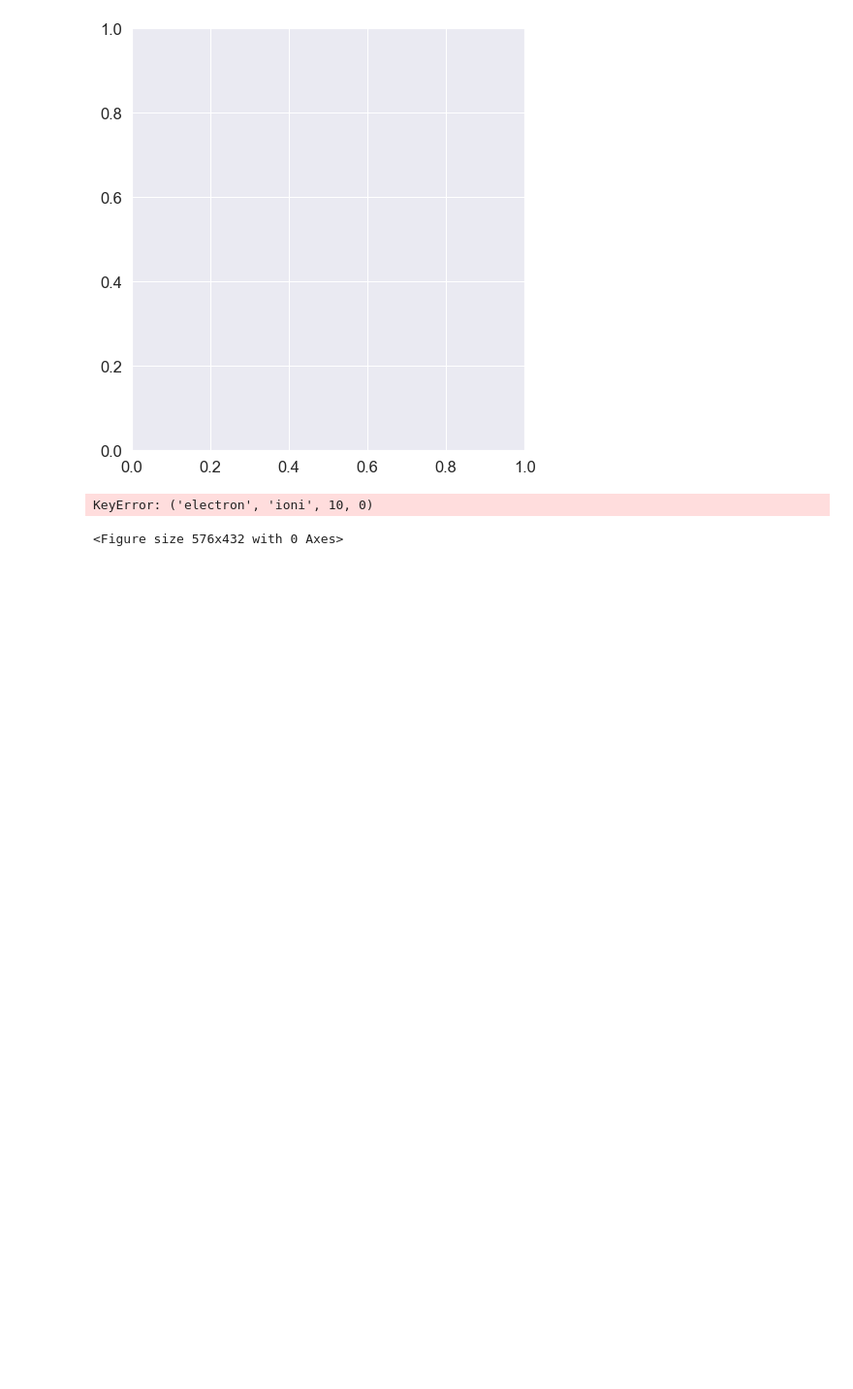
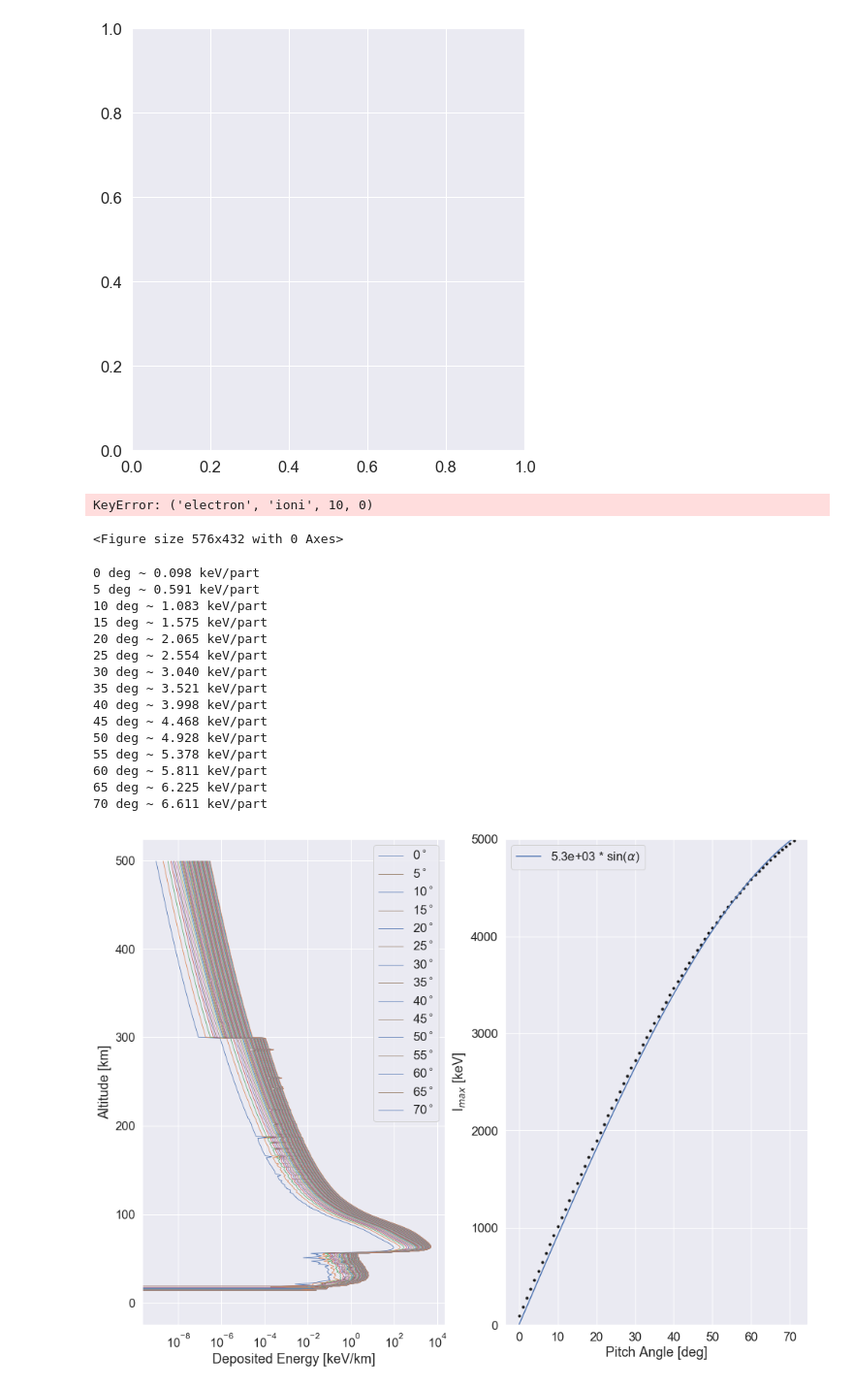
Before and after one commit to GrantBerland/Geant4_Atmospheric_EPP, a Jupyter notebook: analysis/build_table_PAD.ipynb, the cells around one changed output. Shown: that part at 97% size. Drawn from its saved outputs; the diff is of its cells as text; code cells hidden in the pictures; blank space fills up the shorter version.

```diff
--- a/analysis/build_table_PAD.ipynb
+++ b/analysis/build_table_PAD.ipynb
@@ -243,6 +243,66 @@ plt.semilogx(D_mono[('electron', 'ioni', 100, 1)][0], h, '--');
 # %% [output]
 KeyError: ('electron', 'ioni', 10, 0)
 <Figure size 576x432 with 0 Axes>
+# %%
+from scipy.signal import savgol_filter
+
+energy = 1000
+
+plt.figure(figsize=(16,12)); plt.subplot(1,2,1); plt.grid(True, which='both')
+#for i in [0, 70]:
+for i in range(0, 72):
+    if i % 5 == 0:
+        label = '%.0f$^\circ$' % i
+        print("%.0f deg ~ %.3f keV/part" % (i, np.sum(D_mono[('electron', 'ioni', energy, i)][0])/1e4))
+
+    else:
+        label = None
+    plt.semilogx(D_mono[('electron', 'ioni', energy, i)][0], h,
+                 label=label, linewidth=0.75)
+
+
+
+plt.legend();
+#plt.yscale('log')
+#plt.ylim([1e1, 300]);
+#plt.xlim([1e-6, 1e4]);
+plt.ylabel('Altitude [km]');
+plt.xlabel('Deposited Energy [keV/km]');
+
+plt.subplot(1,2,2); plt.grid(True, which='both');
+
+for i in range(0, 72):
+    plt.plot(i, np.max(D_mono[('electron', 'ioni', energy, i)][0]), 'k.')
+
+
+coef = 5.3e3
+plt.plot(range(0, 72), coef*np.sin(np.deg2rad(range(0, 72))), label=r'%.1e * sin($\alpha$)' % coef)
+plt.ylabel('I$_{max}$ [keV]');
+plt.xlabel('Pitch Angle [deg]');
+plt.legend();
+
+plt.ylim(0, 5000);
+
+
+#plt.yscale('log');
+#plt.xscale('log');
+# %% [output]
+0 deg ~ 0.098 keV/part
+5 deg ~ 0.591 keV/part
+10 deg ~ 1.083 keV/part
+15 deg ~ 1.575 keV/part
+20 deg ~ 2.065 keV/part
+25 deg ~ 2.554 keV/part
+30 deg ~ 3.040 keV/part
+35 deg ~ 3.521 keV/part
+40 deg ~ 3.998 keV/part
+45 deg ~ 4.468 keV/part
+50 deg ~ 4.928 keV/part
+55 deg ~ 5.378 keV/part
+60 deg ~ 5.811 keV/part
+65 deg ~ 6.225 keV/part
+70 deg ~ 6.611 keV/part
+[figure, added]
 # %%
 from scipy.signal import savgol_filter
 
```
Also changed, not shown: parts of 2 cells of this notebook, 4 other files.
